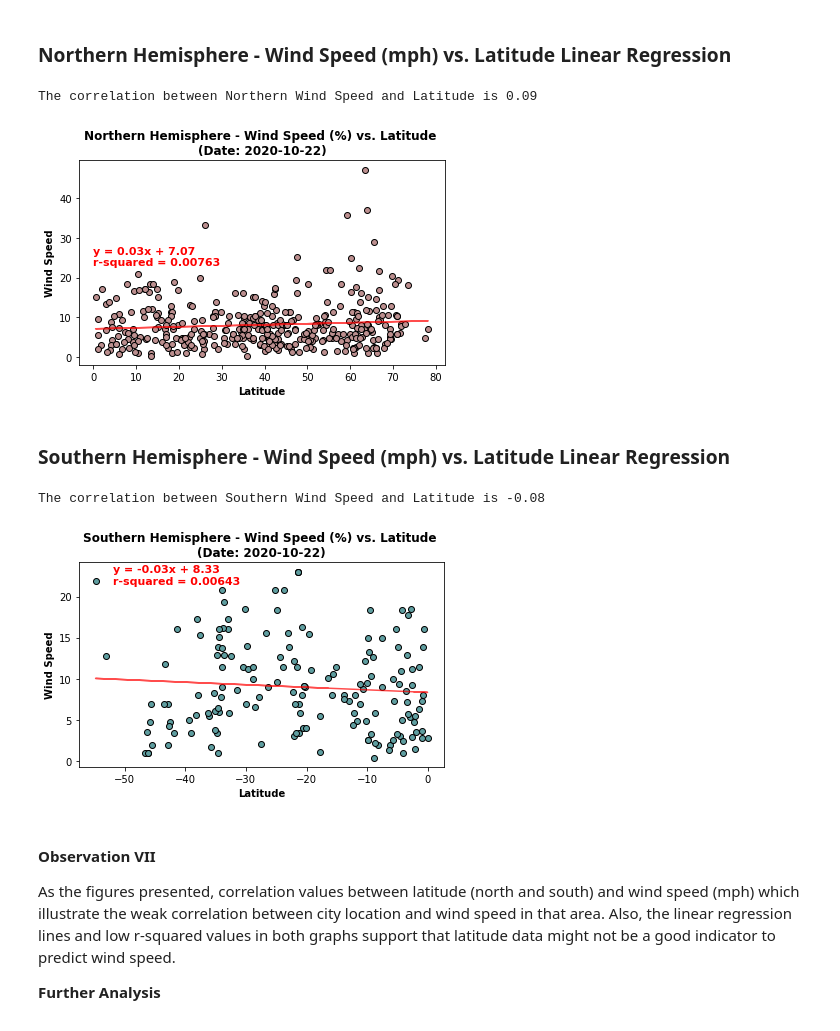
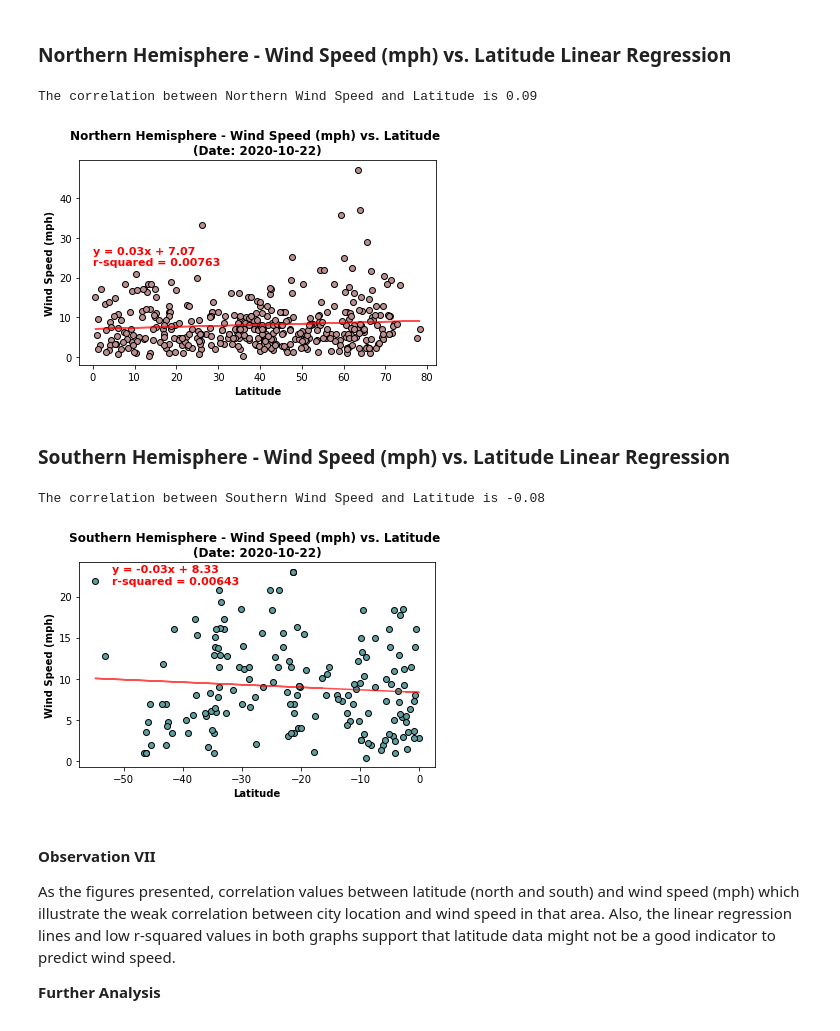
Before and after one commit to abpuccini/API-Challenge, a Jupyter notebook: WeatherPy/WeatherPy.ipynb, the cells around one changed output. Cells and saved outputs as stored; diff of their text form; code cells hidden in the pictures.

Commit message:
Modified images

```diff
--- a/WeatherPy/WeatherPy.ipynb
+++ b/WeatherPy/WeatherPy.ipynb
@@ -715,9 +715,9 @@ plt.annotate(f'{north_eqline[w]}', (0,26), fontsize=11, color="red", fontweight=
 plt.annotate(f'r-squared = {north_rsq[w]}', (0,23), fontsize=11, color="red", fontweight='bold')
 
 # Define title and x/y labels
-plt.title(f'Northern Hemisphere - {w} (%) vs. Latitude \n(Date: {date})', fontweight='bold')
+plt.title(f'Northern Hemisphere - {w} (mph) vs. Latitude \n(Date: {date})', fontweight='bold')
 plt.xlabel('Latitude', fontweight='bold')
-plt.ylabel(f'{w}', fontweight='bold')
+plt.ylabel(f'{w} (mph)', fontweight='bold')
 
 # Save box plot graph to Images folder
 plt.tight_layout()
@@ -731,7 +731,7 @@ plt.show()
 plt.close()
 # %% [output]
 The correlation between Northern Wind Speed and Latitude is 0.09
-[figure, old version]
+[figure, new version]
 # %% [markdown]
 ###  Southern Hemisphere - Wind Speed (mph) vs. Latitude Linear Regression
 # %%
@@ -742,36 +742,36 @@ print(f"The correlation between Southern {w} and Latitude is {south_corr[w]}")
 south_wind = south_df[w]
 
 # Gernerate scatter chart with liner regression line, equation of line, r-squared value
 plt.scatter(south_lat,
             south_wind,
             marker='o',
             color='cadetblue',
             edgecolor='black')
 
 plt.plot(south_lat,south_regrs_v[w], color='red', alpha=0.7)
 
 # Plot the Annotation in the graph
 plt.annotate(f'{south_eqline[w]}', (-52,23), fontsize=11, color="red", fontweight='bold')
 plt.annotate(f'r-squared = {south_rsq[w]}', (-52,21.5), fontsize=11, color="red", fontweight='bold')
 
 # Define title and x/y labels
-plt.title(f'Southern Hemisphere - {w} (%) vs. Latitude \n(Date: {date})', fontweight='bold')
+plt.title(f'Southern Hemisphere - {w} (mph) vs. Latitude \n(Date: {date})', fontweight='bold')
 plt.xlabel('Latitude', fontweight='bold')
-plt.ylabel(f'{w}', fontweight='bold')
+plt.ylabel(f'{w} (mph)', fontweight='bold')
 
 # Save box plot graph to Images folder
 plt.tight_layout()
 pic8 = f'Images/south_wind.png'
 plt.savefig(pic8)
 
 # Present the box plot chart
 plt.show()
 
 # To close pyplot
 plt.close()
 # %% [output]
 The correlation between Southern Wind Speed and Latitude is -0.08
-[figure, old version]
+[figure, new version]
 # %% [markdown]
 #### Observation VII
 
```
Also changed, not shown: parts of 6 cells of this notebook, 9 other files.
